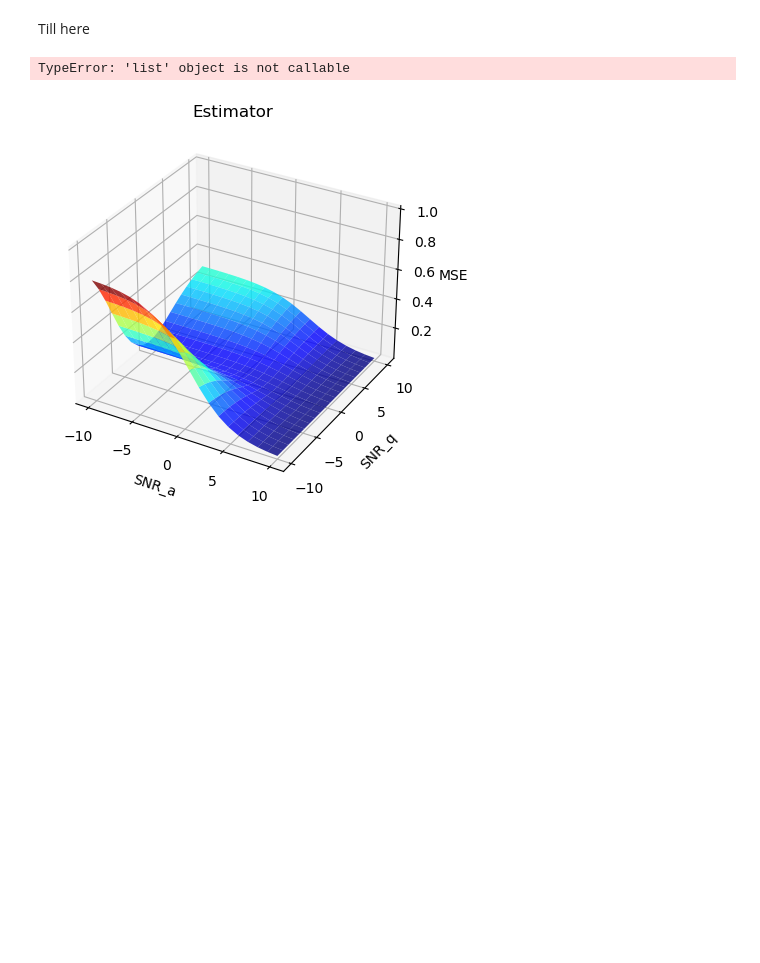
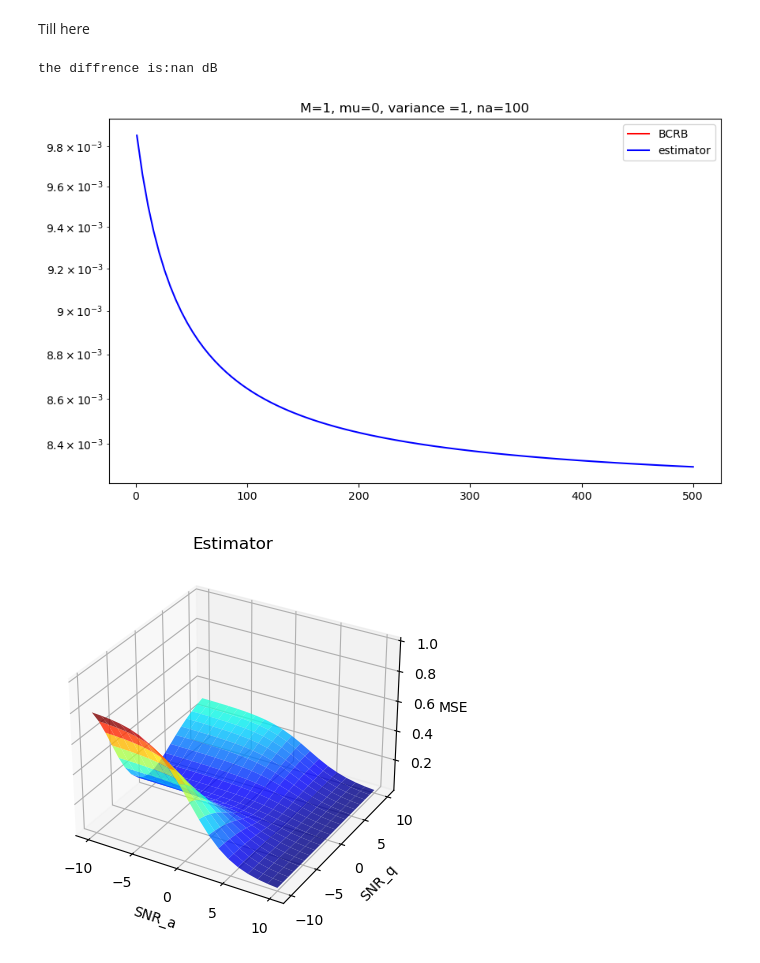
Before and after one commit to mazyaniv/Channel_Estimation, a Jupyter notebook: yaniv.ipynb, the cells around one changed output. Cells and saved outputs as stored; diff of their text form; code cells hidden in the pictures; blank space fills up the shorter version.

```diff
--- a/yaniv.ipynb
+++ b/yaniv.ipynb
@@ -601,21 +600,22 @@ Till here
 # %%
 nq_list = np.linspace(1, 500, 100, dtype=int)
 na=100
 estimator = [MSE_zertothresh_analytic(1,1, na,nq_list[i]) for i in range(len(nq_list))]
-CRB1 = [CRB(1,1,na,nq_list[i],Matrix(na,nq_list[i]),sim,0,0)[0] for i in range(len(nq_list))] #only quantize
+CRB1 = [CRB(1,1,na,nq_list[i],Matrix(na,nq_list[i]),sim,0,0) for i in range(len(nq_list))] #only quantize
 ######################
 fig = plt.figure(figsize=(10, 6))
 plt.plot(nq_list, CRB1, color="red", label='BCRB')
 plt.plot(nq_list, estimator, color="blue", label='estimator')
 
 print("the diffrence is:{} dB".format(10*np.log10(estimator[-1]/CRB1[-1])))
 plt.title("M={}, mu={}, variance ={}, na=100".format(M,mu,round(2*pow(sigma_teta,2))))
 plt.yscale('log')
 plt.legend()
 plt.legend()
 plt.show()
 # %% [output]
-TypeError: 'list' object is not callable
+the diffrence is:nan dB
+[figure, added]
 # %%
 def MSE_zertothresh_analytic(sigma1,sigma2, n_a,n_q):
     alpha = (2 / math.pi) * np.arccos(rho_q / (rho_q + pow(sigma2, 2))) #np.arccos
```
Also changed, not shown: parts of 11 cells of this notebook.
